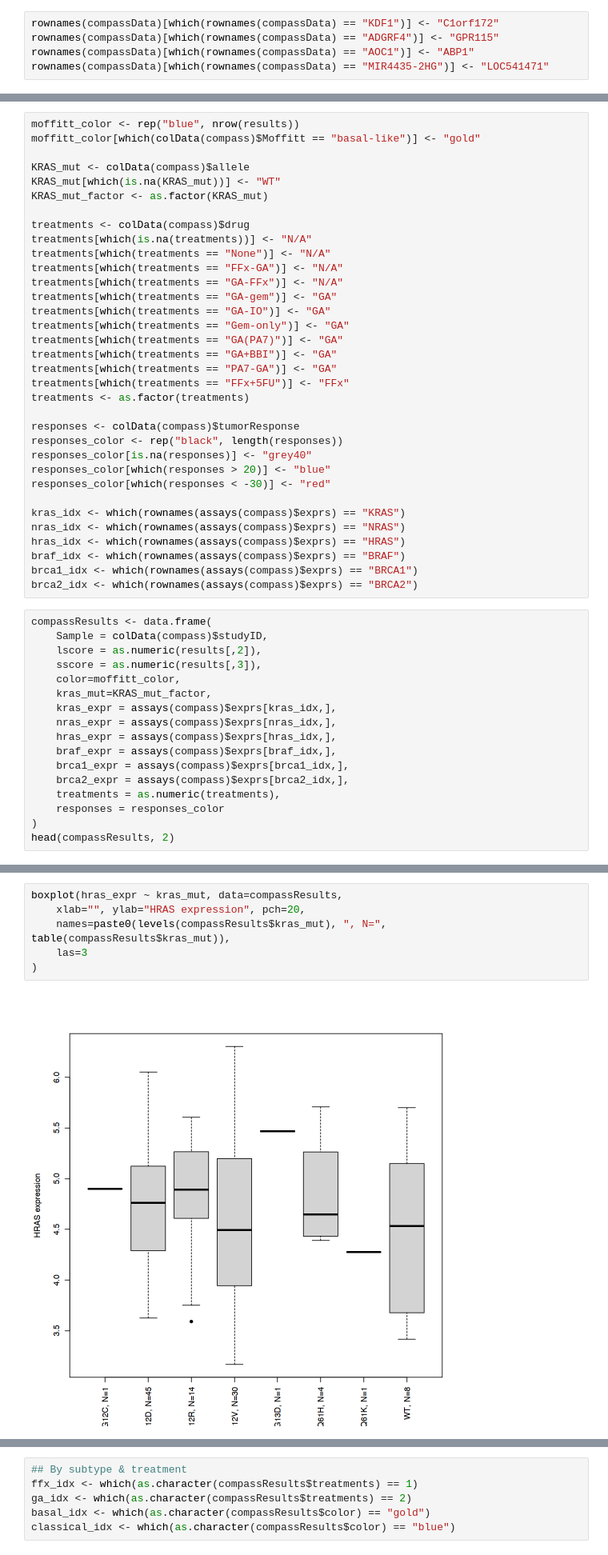
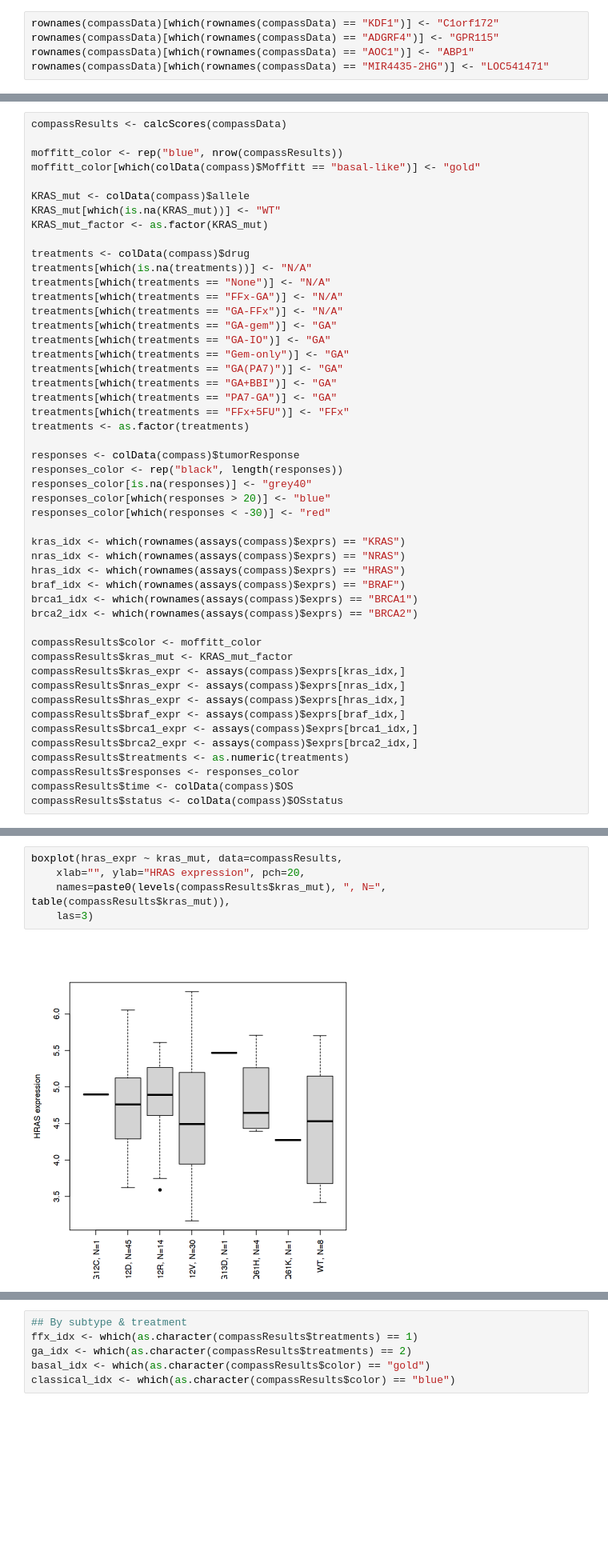
Before and after one commit to bhklab/RASDependencyScore, a Jupyter notebook: RASDSanalysis.ipynb, the cells around one changed output, grey strips where cells are left out. Shown at 80% size. Saved outputs shown, nothing was run; the diff lists cells and outputs as text; blank space fills up the shorter version.

```diff
--- a/RASDSanalysis.ipynb
+++ b/RASDSanalysis.ipynb
@@ -504,5 +287,7 @@ for(idx in c(1:ncol(compassData))) {
 # %%
-moffitt_color <- rep("blue", nrow(results))
+compassResults <- calcScores(compassData)
+
+moffitt_color <- rep("blue", nrow(compassResults))
 moffitt_color[which(colData(compass)$Moffitt == "basal-like")] <- "gold"
 
 KRAS_mut <- colData(compass)$allele
@@ -535,20 +320,16 @@ hras_idx <- which(rownames(assays(compass)$exprs) == "HRAS")
 braf_idx <- which(rownames(assays(compass)$exprs) == "BRAF")
 brca1_idx <- which(rownames(assays(compass)$exprs) == "BRCA1")
 brca2_idx <- which(rownames(assays(compass)$exprs) == "BRCA2")
+
+compassResults$color <- moffitt_color
+compassResults$kras_mut <- KRAS_mut_factor
+compassResults$kras_expr <- assays(compass)$exprs[kras_idx,]
+compassResults$nras_expr <- assays(compass)$exprs[nras_idx,]
+compassResults$hras_expr <- assays(compass)$exprs[hras_idx,]
+compassResults$braf_expr <- assays(compass)$exprs[braf_idx,]
+compassResults$brca1_expr <- assays(compass)$exprs[brca1_idx,]
+compassResults$brca2_expr <- assays(compass)$exprs[brca2_idx,]
+compassResults$treatments <- as.numeric(treatments)
+compassResults$responses <- responses_color
+compassResults$time <- colData(compass)$OS
+compassResults$status <- colData(compass)$OSstatus
-# %%
-compassResults <- data.frame(
-    Sample = colData(compass)$studyID,
-    lscore = as.numeric(results[,2]),
-    sscore = as.numeric(results[,3]),
-    color=moffitt_color,
-    kras_mut=KRAS_mut_factor,
-    kras_expr = assays(compass)$exprs[kras_idx,],
-    nras_expr = assays(compass)$exprs[nras_idx,],
-    hras_expr = assays(compass)$exprs[hras_idx,],
-    braf_expr = assays(compass)$exprs[braf_idx,],
-    brca1_expr = assays(compass)$exprs[brca1_idx,],
-    brca2_expr = assays(compass)$exprs[brca2_idx,],
-    treatments = as.numeric(treatments),
-    responses = responses_color
-)
-head(compassResults, 2)
@@ -633,11 +406,10 @@ boxplot(nras_expr ~ kras_mut, data=compassResults,
 # %%
 boxplot(hras_expr ~ kras_mut, data=compassResults,
     xlab="", ylab="HRAS expression", pch=20,
     names=paste0(levels(compassResults$kras_mut), ", N=", table(compassResults$kras_mut)),
-    las=3
-)
+    las=3)
 # %% [output]
-[figure, old version]
+[figure, new version]
 # %%
 ## KRAS exp and L-score
 cor_coef <- cor(compassResults$kras_expr, compassResults$lscore, method="spearman")
```
Also changed, not shown: parts of 85 cells of this notebook, 2 other files.
